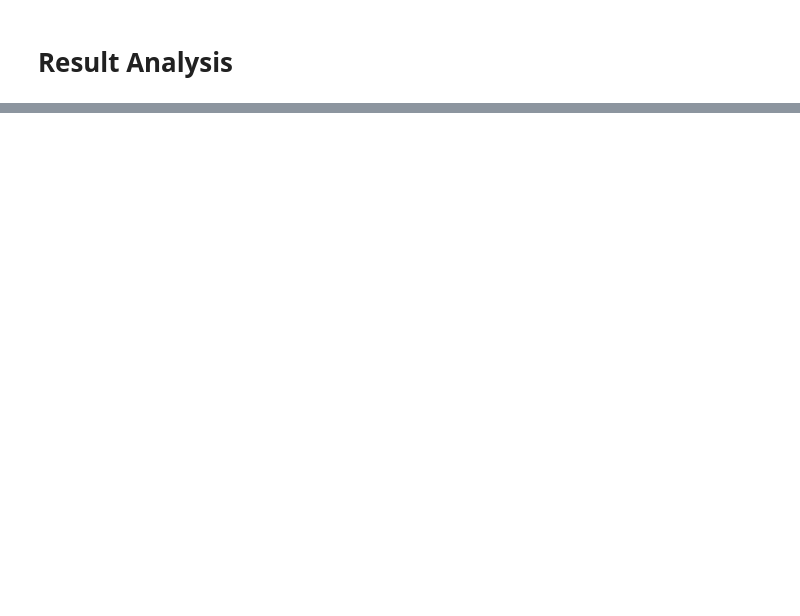
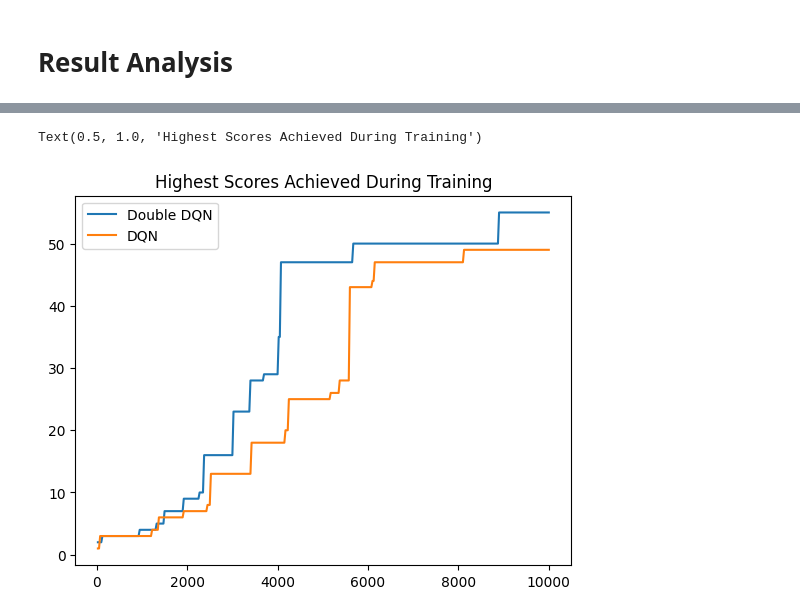
Before and after one commit to chitlchow/inm707-deep-reinforcement-learning-project, a Jupyter notebook: result-analysis.ipynb, the cells around one changed output, grey strips where cells are left out. Cells and saved outputs as stored; diff of their text form; code cells hidden in the pictures; blank space fills up the shorter version.

Commit message:
Added Double DQN and Noisy Net

```diff
--- a/result-analysis.ipynb
+++ b/result-analysis.ipynb
@@ -17,0 +46,4 @@ training_data.plot(x='Episodes', y='Epsilon')
+# %%
+ddqn_history = pd.read_csv('result-dataset/training_history_ddqn.csv')
+ddqn_history.drop(columns="Unnamed: 0", inplace=True)
+ddqn_history
@@ -17,0 +64,8 @@ training_data.plot(x='Episodes', y='Epsilon')
+# %%
+plt.plot(ddqn_history.ep, ddqn_history.all_time_highest)
+plt.plot(dqn_history.ep, dqn_history.all_time_highest)
+plt.legend(['Double DQN', 'DQN'])
+plt.title('Highest Scores Achieved During Training')
+# %% [output]
+Text(0.5, 1.0, 'Highest Scores Achieved During Training')
+[figure, added]
```
Also changed, not shown: parts of 13 cells of this notebook, 4 other files.
